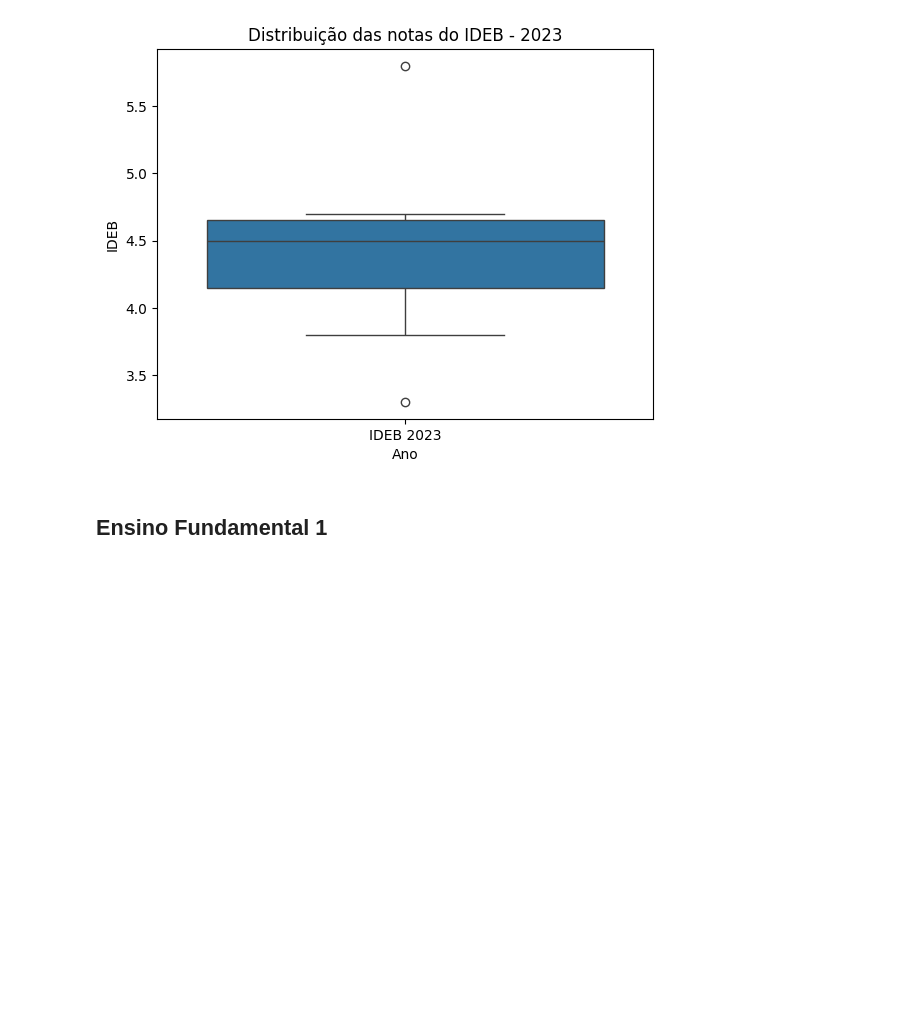
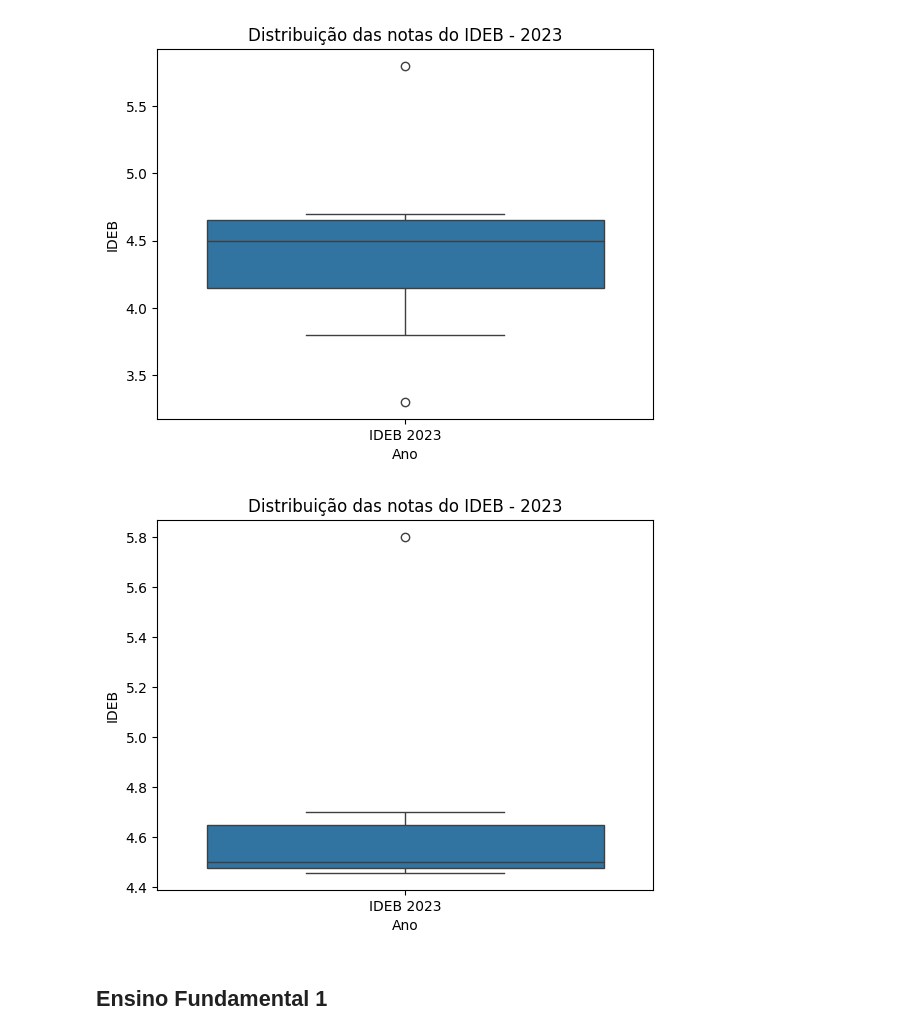
Before and after one commit to claraaqn/IC-Dadis_IDEB, a Jupyter notebook: analise_descritiva_escola.ipynb, the cells around one changed output. Cells and saved outputs as stored; diff of their text form; code cells hidden in the pictures; blank space fills up the shorter version.

Commit message:
gráficos bloxplot de 2023 + avaliação em torno da média

```diff
--- a/analise_descritiva_escola.ipynb
+++ b/analise_descritiva_escola.ipynb
@@ -77,0 +74,3 @@ ensino_medio_2023.mean()
+# %%
+media_em = ensino_medio_2023.mean()
+media_em
@@ -107,6 +102,20 @@ plt.title("Distribuição das notas do IDEB - 2023")
 plt.show()
 # %% [output]
 [figure]
+# %%
+# subtituindo as duas de valores mais baixo pela média para ver como fica
+min_em = ensino_medio["IDEB 2023"].nsmallest(2) # paga os 2 valores mais baixos
+ideb_2023_new = ideb_2023.copy()
+ideb_2023_new["IDEB"] = ideb_2023_new["IDEB"].apply(
+    lambda x: media_em if x in min_em.values else x
+)
+# %%
+# novo gráfico
+sns.boxplot(data=ideb_2023_new, x="Ano", y="IDEB")
+plt.title("Distribuição das notas do IDEB - 2023")
+plt.show()
+# %% [output]
+[figure, added]
 # %% [markdown]
 ## Ensino Fundamental 1
 # %%
```
Also changed, not shown: parts of 13 cells of this notebook.
